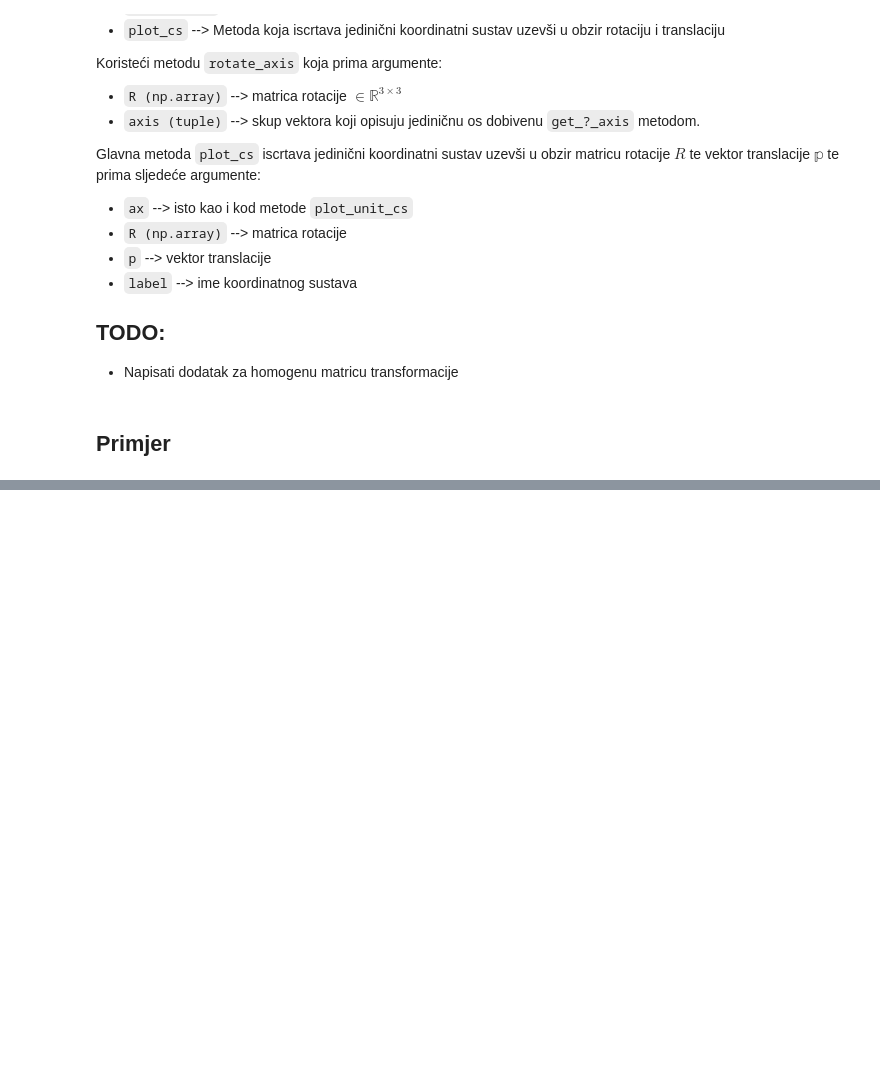
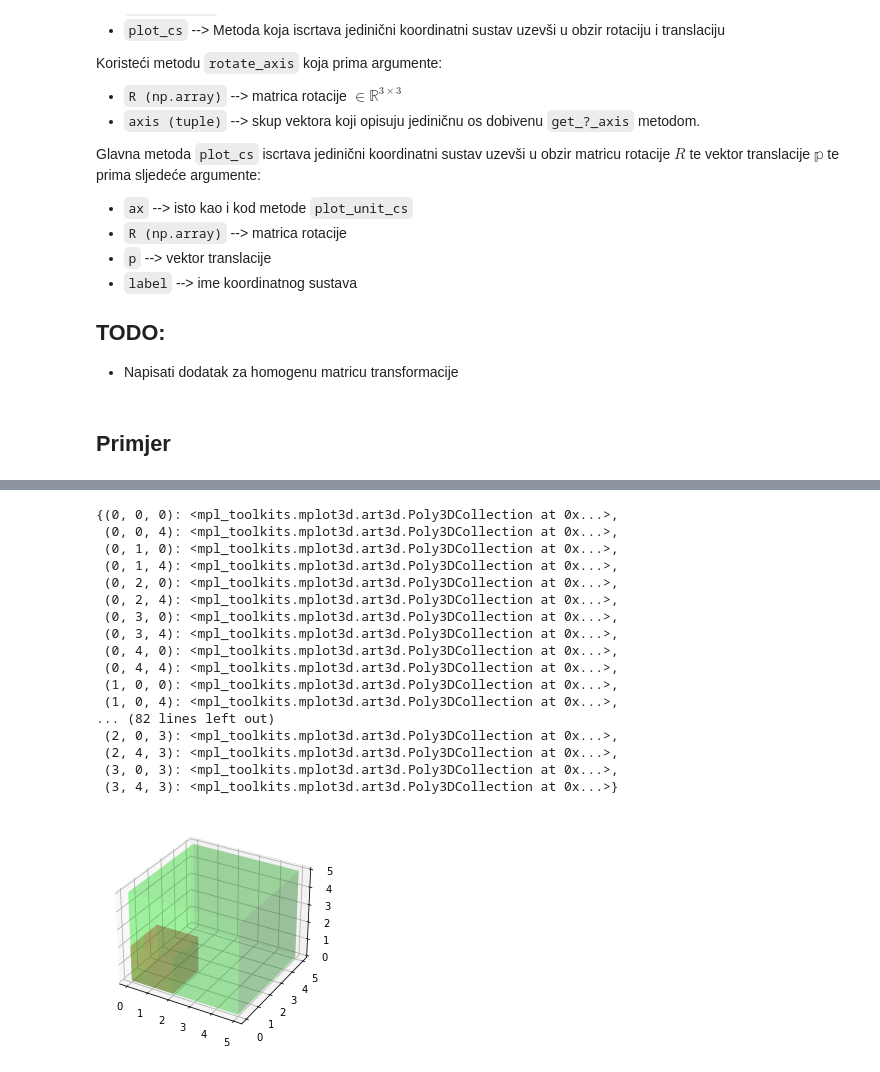
Before and after one commit to fzoric8/ros_utils, a Jupyter notebook: tfs/coordinate_system_manipulation.ipynb, the cells around one changed output, grey strips where cells are left out. Drawn from its saved outputs; the diff is of its cells as text; code cells hidden in the pictures; blank space fills up the shorter version.

```diff
--- a/tfs/coordinate_system_manipulation.ipynb
+++ b/tfs/coordinate_system_manipulation.ipynb
@@ -303,0 +432,60 @@ plotT(ax, T1, 'L1')
+# %%
+import matplotlib.pyplot as plt
+from mpl_toolkits.mplot3d import Axes3D
+import numpy as np
+import timeit
+
+# https://matplotlib.org/stable/gallery/mplot3d/voxels.html
+
+# Create axis
+axes = [2, 2, 2]
+axes2 = [5, 5, 5]
+
+
+# Create Data
+data1 = np.ones(axes, dtype=np.bool)
+data2 = np.ones(axes2, dtype=np.bool)
+
+
+# Control Transparency
+alpha = 0.2
+
+# Control colour
+colors = np.empty(axes + [4], dtype=np.float32)
+colors2 = np.empty(axes2 + [4], dtype=np.float)
+
+colors[:] = [1, 0, 0, alpha]  # red
+colors2[:] = [0, 1, 0, alpha]
+
+# Plot figure
+fig = plt.figure()
+ax = fig.add_subplot(111, projection='3d')
+ax.voxels(data1, facecolors=colors)
+ax.voxels(data2, facecolors=colors2)
+
+# Voxels is used to customizations of the
+# sizes, positions and colors.
+
+
+
+
+#def plotBall(origin, radius):
+# %% [output]
+{(0, 0, 0): <mpl_toolkits.mplot3d.art3d.Poly3DCollection at 0x...>,
+ (0, 0, 4): <mpl_toolkits.mplot3d.art3d.Poly3DCollection at 0x...>,
+ (0, 1, 0): <mpl_toolkits.mplot3d.art3d.Poly3DCollection at 0x...>,
+ (0, 1, 4): <mpl_toolkits.mplot3d.art3d.Poly3DCollection at 0x...>,
+ (0, 2, 0): <mpl_toolkits.mplot3d.art3d.Poly3DCollection at 0x...>,
+ (0, 2, 4): <mpl_toolkits.mplot3d.art3d.Poly3DCollection at 0x...>,
+ (0, 3, 0): <mpl_toolkits.mplot3d.art3d.Poly3DCollection at 0x...>,
+ (0, 3, 4): <mpl_toolkits.mplot3d.art3d.Poly3DCollection at 0x...>,
+ (0, 4, 0): <mpl_toolkits.mplot3d.art3d.Poly3DCollection at 0x...>,
+ (0, 4, 4): <mpl_toolkits.mplot3d.art3d.Poly3DCollection at 0x...>,
+ (1, 0, 0): <mpl_toolkits.mplot3d.art3d.Poly3DCollection at 0x...>,
+ (1, 0, 4): <mpl_toolkits.mplot3d.art3d.Poly3DCollection at 0x...>,
+... (82 lines left out)
+ (2, 0, 3): <mpl_toolkits.mplot3d.art3d.Poly3DCollection at 0x...>,
+ (2, 4, 3): <mpl_toolkits.mplot3d.art3d.Poly3DCollection at 0x...>,
+ (3, 0, 3): <mpl_toolkits.mplot3d.art3d.Poly3DCollection at 0x...>,
+ (3, 4, 3): <mpl_toolkits.mplot3d.art3d.Poly3DCollection at 0x...>}
+[figure, added]
```
Also changed, not shown: parts of 18 cells of this notebook, 2 other files.
